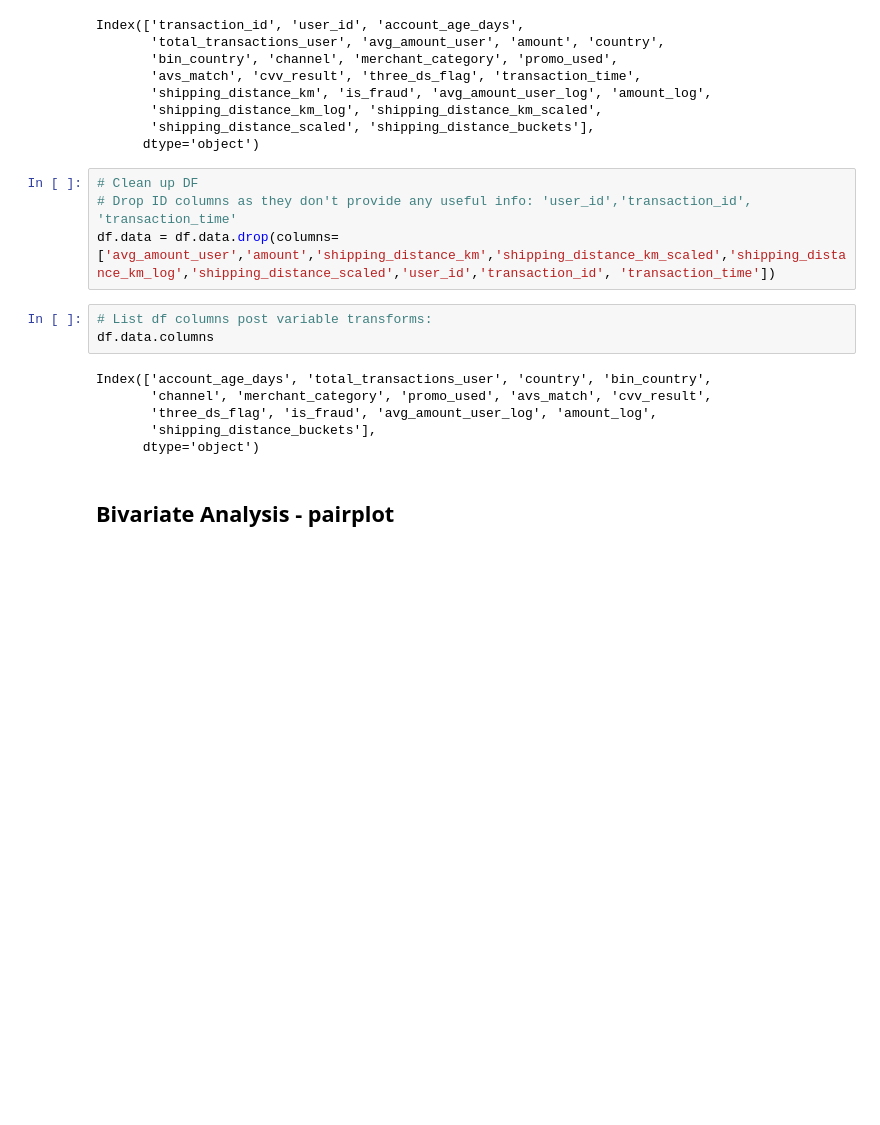
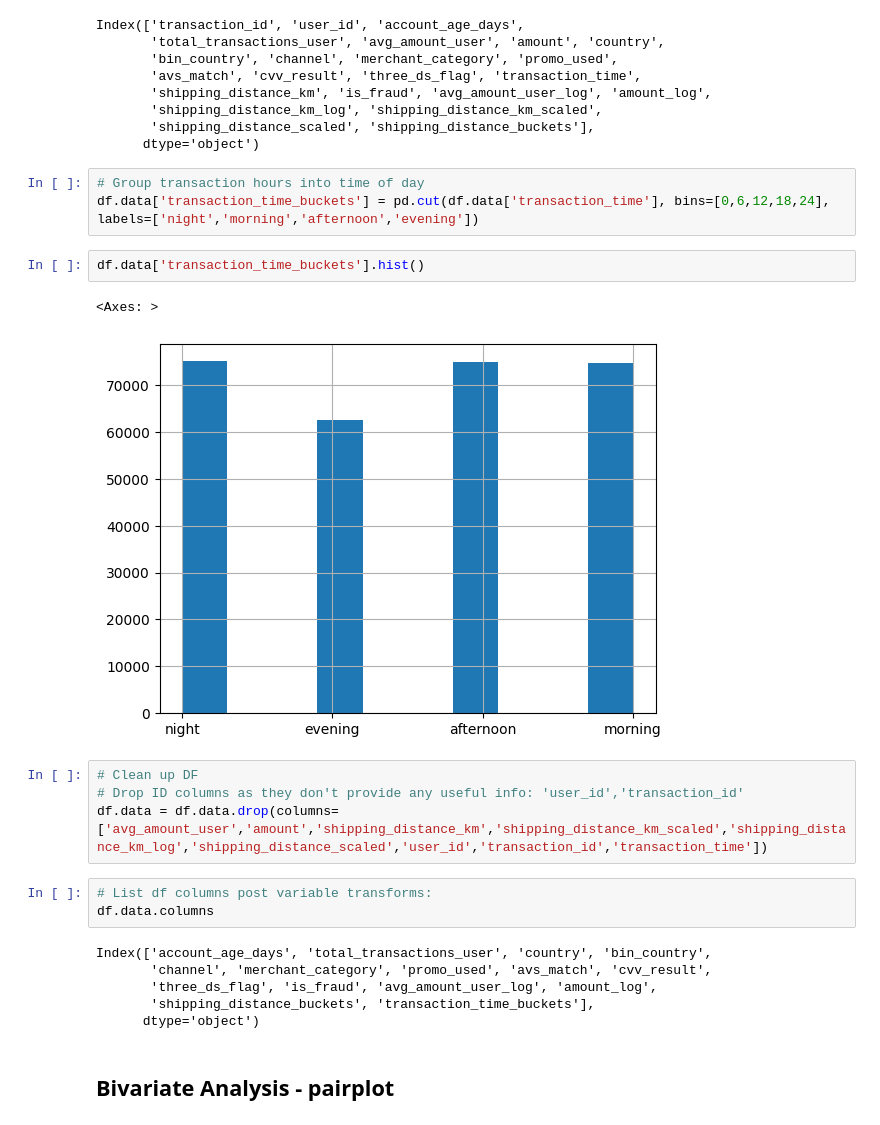
Before and after one commit to cw10877787/SJU_ML_TEAM4, a Jupyter notebook: final_project.ipynb, the cells around one changed output. Cells and saved outputs as stored; diff of their text form; blank space fills up the shorter version.

Commit message:
Cleaning up notes, bucketed time hours into hour buckets for training

```diff
--- a/final_project.ipynb
+++ b/final_project.ipynb
@@ -253,10 +253,18 @@ Index(['transaction_id', 'user_id', 'account_age_days',
        'shipping_distance_km_log', 'shipping_distance_km_scaled',
        'shipping_distance_scaled', 'shipping_distance_buckets'],
       dtype='object')
+# %%
+# Group transaction hours into time of day
+df.data['transaction_time_buckets'] = pd.cut(df.data['transaction_time'], bins=[0,6,12,18,24], labels=['night','morning','afternoon','evening'])
+# %%
+df.data['transaction_time_buckets'].hist()
+# %% [output]
+<Axes: >
+[figure, added]
 # %%
 # Clean up DF
-# Drop ID columns as they don't provide any useful info: 'user_id','transaction_id', 'transaction_time'
-df.data = df.data.drop(columns=['avg_amount_user','amount','shipping_distance_km','shipping_distance_km_scaled','shipping_distance_km_log','shipping_distance_scaled','user_id','transaction_id', 'transaction_time'])
+# Drop ID columns as they don't provide any useful info: 'user_id','transaction_id'
+df.data = df.data.drop(columns=['avg_amount_user','amount','shipping_distance_km','shipping_distance_km_scaled','shipping_distance_km_log','shipping_distance_scaled','user_id','transaction_id','transaction_time'])
 # %%
 # List df columns post variable transforms:
 df.data.columns
@@ -264,7 +272,7 @@ df.data.columns
 Index(['account_age_days', 'total_transactions_user', 'country', 'bin_country',
        'channel', 'merchant_category', 'promo_used', 'avs_match', 'cvv_result',
        'three_ds_flag', 'is_fraud', 'avg_amount_user_log', 'amount_log',
-       'shipping_distance_buckets'],
+       'shipping_distance_buckets', 'transaction_time_buckets'],
       dtype='object')
 # %% [markdown]
 ## Bivariate Analysis - pairplot
```
Also changed, not shown: parts of 9 cells of this notebook.
